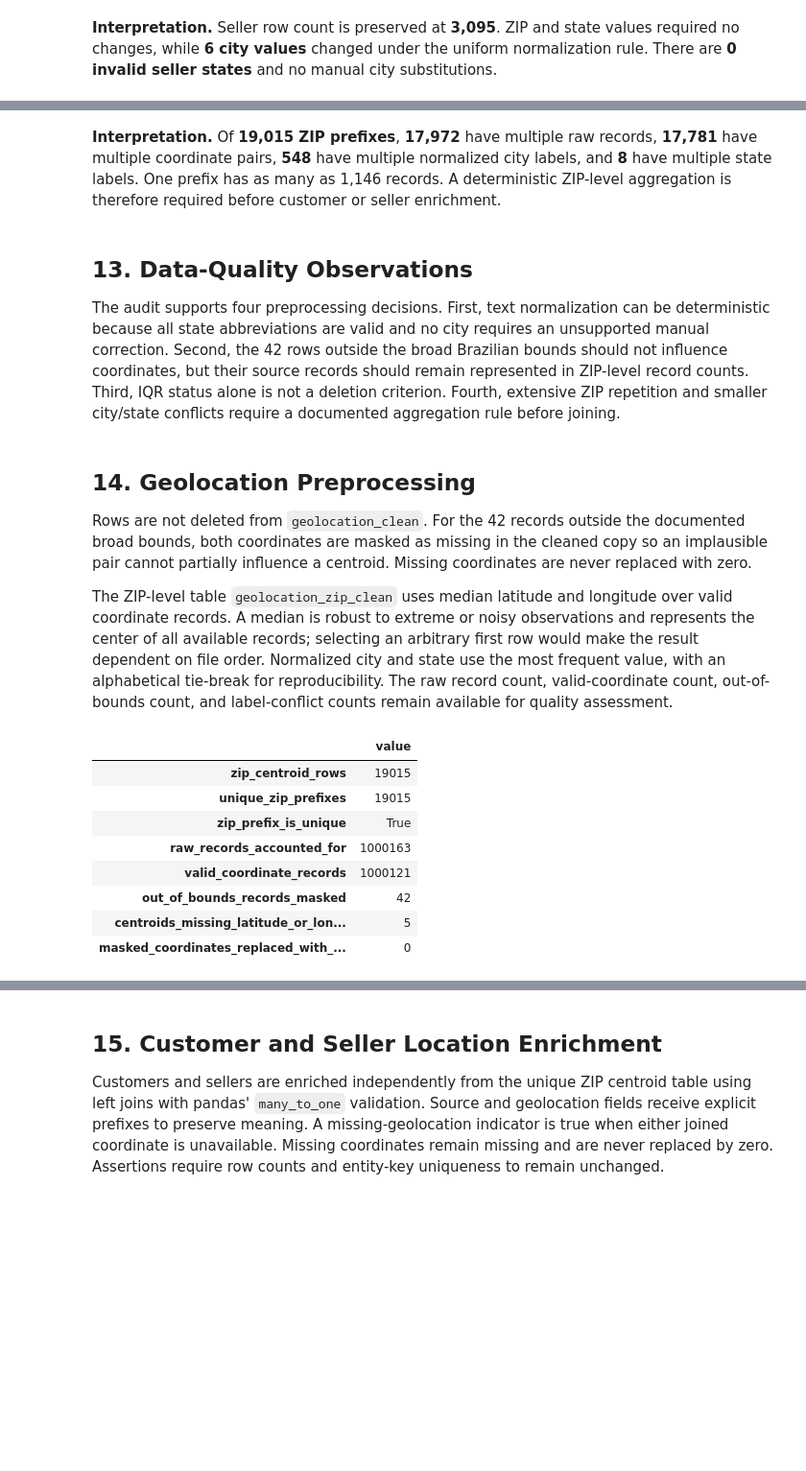
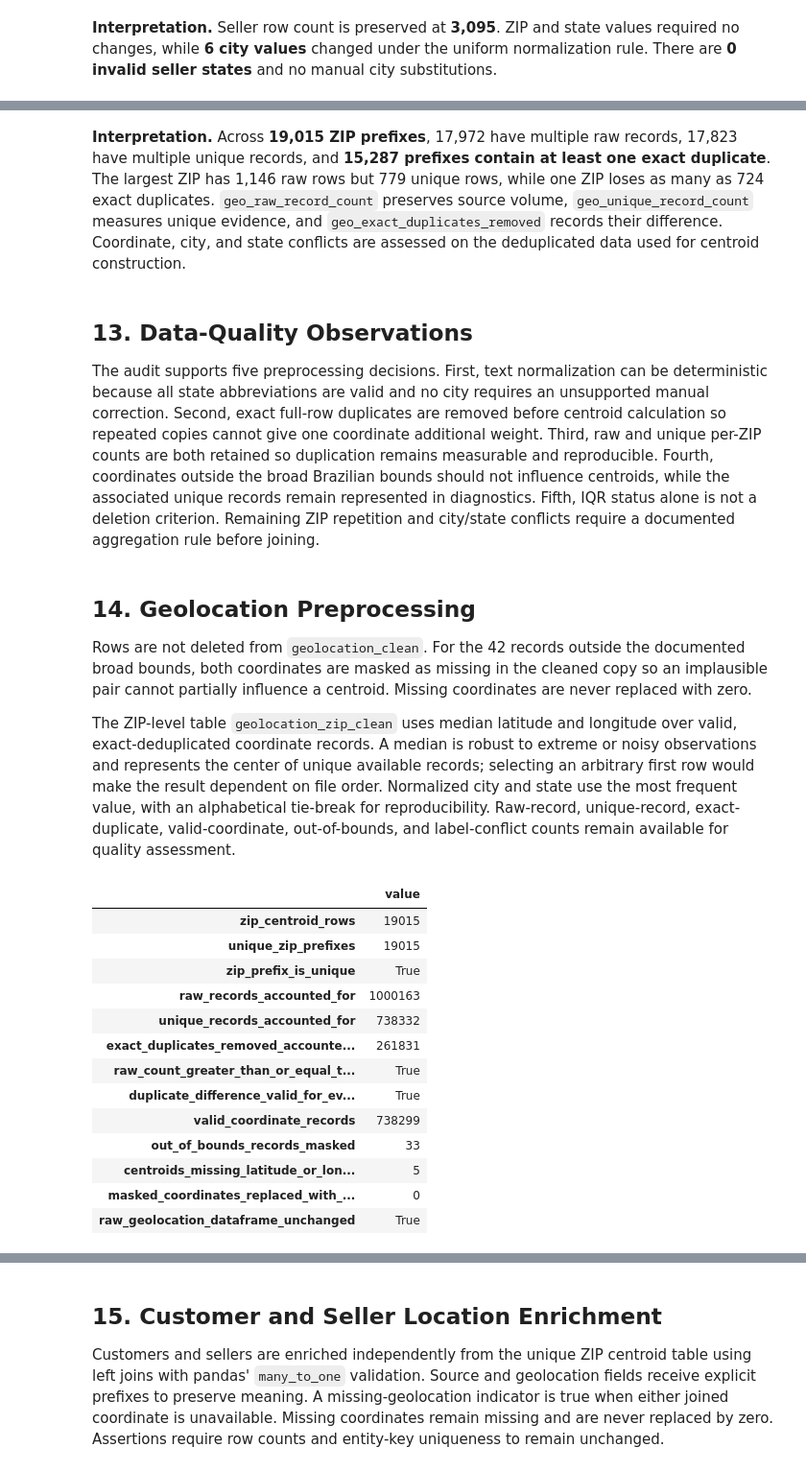
Before and after one commit to subhani257/Olist-late-delivery-prediction, a Jupyter notebook: notebooks/02_customer_seller_geo_eda_preprocessing.ipynb, the cells around one changed output, grey strips where cells are left out. Shown at 96% size. Saved outputs shown, nothing was run; the diff lists cells and outputs as text; code cells hidden in the pictures; blank space fills up the shorter version.

```diff
--- a/notebooks/02_customer_seller_geo_eda_preprocessing.ipynb
+++ b/notebooks/02_customer_seller_geo_eda_preprocessing.ipynb
@@ -635,6 +671,5 @@ display(pd.DataFrame(iqr_diagnostics).set_index("coordinate"))
 # %%
 zip_column = "geolocation_zip_code_prefix"
-zip_record_counts = geolocation_clean.groupby(zip_column, dropna=False).size()
 zip_coordinate_pair_counts = (
     geolocation_clean
     .drop_duplicates([zip_column, "geolocation_lat", "geolocation_lng"])
@@ -646,22 +681,30 @@ zip_state_counts = geolocation_clean.groupby(zip_column, dropna=False)["geolocat
 
 zip_profile = pd.concat(
     [
-        zip_record_counts.rename("raw_record_count"),
+        geo_raw_record_counts,
+        geo_unique_record_counts,
         zip_coordinate_pair_counts.rename("unique_coordinate_pair_count"),
         zip_city_counts.rename("normalized_city_count"),
         zip_state_counts.rename("state_count"),
     ],
     axis=1,
 )
+zip_profile["geo_exact_duplicates_removed"] = (
+    zip_profile["geo_raw_record_count"] - zip_profile["geo_unique_record_count"]
+)
 
 zip_conflict_summary = pd.Series(
     {
         "total_zip_prefixes": len(zip_profile),
-        "prefixes_with_multiple_records": int(zip_profile["raw_record_count"].gt(1).sum()),
+        "prefixes_with_multiple_raw_records": int(zip_profile["geo_raw_record_count"].gt(1).sum()),
+        "prefixes_with_multiple_unique_records": int(zip_profile["geo_unique_record_count"].gt(1).sum()),
+        "prefixes_with_exact_duplicates_removed": int(zip_profile["geo_exact_duplicates_removed"].gt(0).sum()),
         "prefixes_with_multiple_coordinate_pairs": int(zip_profile["unique_coordinate_pair_count"].gt(1).sum()),
         "prefixes_with_multiple_normalized_cities": int(zip_profile["normalized_city_count"].gt(1).sum()),
         "prefixes_with_multiple_states": int(zip_profile["state_count"].gt(1).sum()),
-        "maximum_records_for_one_prefix": int(zip_profile["raw_record_count"].max()),
+        "maximum_raw_records_for_one_prefix": int(zip_profile["geo_raw_record_count"].max()),
+        "maximum_unique_records_for_one_prefix": int(zip_profile["geo_unique_record_count"].max()),
+        "maximum_exact_duplicates_removed_for_one_prefix": int(zip_profile["geo_exact_duplicates_removed"].max()),
         "maximum_cities_for_one_prefix": int(zip_profile["normalized_city_count"].max()),
         "maximum_states_for_one_prefix": int(zip_profile["state_count"].max()),
     },
@@ -679,17 +726,17 @@ display(zip_conflict_summary)
 | maximum_cities_for_one_prefix | 4 |
 | maximum_states_for_one_prefix | 2 |
 # %% [markdown]
-**Interpretation.** Of **19,015 ZIP prefixes**, **17,972** have multiple raw records, **17,781** have multiple coordinate pairs, **548** have multiple normalized city labels, and **8** have multiple state labels. One prefix has as many as 1,146 records. A deterministic ZIP-level aggregation is therefore required before customer or seller enrichment.
+**Interpretation.** Across **19,015 ZIP prefixes**, 17,972 have multiple raw records, 17,823 have multiple unique records, and **15,287 prefixes contain at least one exact duplicate**. The largest ZIP has 1,146 raw rows but 779 unique rows, while one ZIP loses as many as 724 exact duplicates. `geo_raw_record_count` preserves source volume, `geo_unique_record_count` measures unique evidence, and `geo_exact_duplicates_removed` records their difference. Coordinate, city, and state conflicts are assessed on the deduplicated data used for centroid construction.
 # %% [markdown]
 ## 13. Data-Quality Observations
 
-The audit supports four preprocessing decisions. First, text normalization can be deterministic because all state abbreviations are valid and no city requires an unsupported manual correction. Second, the 42 rows outside the broad Brazilian bounds should not influence coordinates, but their source records should remain represented in ZIP-level record counts. Third, IQR status alone is not a deletion criterion. Fourth, extensive ZIP repetition and smaller city/state conflicts require a documented aggregation rule before joining.
+The audit supports five preprocessing decisions. First, text normalization can be deterministic because all state abbreviations are valid and no city requires an unsupported manual correction. Second, exact full-row duplicates are removed before centroid calculation so repeated copies cannot give one coordinate additional weight. Third, raw and unique per-ZIP counts are both retained so duplication remains measurable and reproducible. Fourth, coordinates outside the broad Brazilian bounds should not influence centroids, while the associated unique records remain represented in diagnostics. Fifth, IQR status alone is not a deletion criterion. Remaining ZIP repetition and city/state conflicts require a documented aggregation rule before joining.
 # %% [markdown]
 ## 14. Geolocation Preprocessing
 
 Rows are not deleted from `geolocation_clean`. For the 42 records outside the documented broad bounds, both coordinates are masked as missing in the cleaned copy so an implausible pair cannot partially influence a centroid. Missing coordinates are never replaced with zero.
 
-The ZIP-level table `geolocation_zip_clean` uses median latitude and longitude over valid coordinate records. A median is robust to extreme or noisy observations and represents the center of all available records; selecting an arbitrary first row would make the result dependent on file order. Normalized city and state use the most frequent value, with an alphabetical tie-break for reproducibility. The raw record count, valid-coordinate count, out-of-bounds count, and label-conflict counts remain available for quality assessment.
+The ZIP-level table `geolocation_zip_clean` uses median latitude and longitude over valid, exact-deduplicated coordinate records. A median is robust to extreme or noisy observations and represents the center of unique available records; selecting an arbitrary first row would make the result dependent on file order. Normalized city and state use the most frequent value, with an alphabetical tie-break for reproducibility. Raw-record, unique-record, exact-duplicate, valid-coordinate, out-of-bounds, and label-conflict counts remain available for quality assessment.
 # %%
 def deterministic_mode(series: pd.Series):
     counts = series.dropna().value_counts()
@@ -714,41 +761,64 @@ geolocation_zip_clean = (
         geolocation_lng=("geolocation_lng", "median"),
         geolocation_city=("geolocation_city", deterministic_mode),
         geolocation_state=("geolocation_state", deterministic_mode),
-        geolocation_record_count=("geolocation_zip_code_prefix", "size"),
         geolocation_valid_coordinate_count=("coordinate_within_brazil_bounds", "sum"),
         geolocation_out_of_bounds_count=("coordinate_outside_brazil_bounds", "sum"),
         geolocation_city_count=("geolocation_city", "nunique"),
         geolocation_state_count=("geolocation_state", "nunique"),
     )
+)
+geolocation_zip_clean = geolocation_zip_clean.merge(
+    zip_profile[
+        ["geo_raw_record_count", "geo_unique_record_count", "geo_exact_duplicates_removed"]
+    ].reset_index(),
+    on="geolocation_zip_code_prefix",
+    how="left",
+    validate="one_to_one",
 )
 
 geolocation_zip_validation = pd.Series(
     {
         "zip_centroid_rows": len(geolocation_zip_clean),
         "unique_zip_prefixes": geolocation_zip_clean["geolocation_zip_code_prefix"].nunique(dropna=False),
         "zip_prefix_is_unique": geolocation_zip_clean["geolocation_zip_code_prefix"].is_unique,
-        "raw_records_accounted_for": int(geolocation_zip_clean["geolocation_record_count"].sum()),
+        "raw_records_accounted_for": int(geolocation_zip_clean["geo_raw_record_count"].sum()),
+        "unique_records_accounted_for": int(geolocation_zip_clean["geo_unique_record_count"].sum()),
+        "exact_duplicates_removed_accounted_for": int(geolocation_zip_clean["geo_exact_duplicates_removed"].sum()),
+        "raw_count_greater_than_or_equal_to_unique_count_for_every_zip": bool(geolocation_zip_clean["geo_raw_record_count"].ge(geolocation_zip_clean["geo_unique_record_count"]).all()),
+        "duplicate_difference_valid_for_every_zip": bool(geolocation_zip_clean["geo_exact_duplicates_removed"].eq(geolocation_zip_clean["geo_raw_record_count"] - geolocation_zip_clean["geo_unique_record_count"]).all()),
         "valid_coordinate_records": int(geolocation_zip_clean["geolocation_valid_coordinate_count"].sum()),
         "out_of_bounds_records_masked": int(geolocation_zip_clean["geolocation_out_of_bounds_count"].sum()),
         "centroids_missing_latitude_or_longitude": int(geolocation_zip_clean[["geolocation_lat", "geolocation_lng"]].isna().any(axis=1).sum()),
         "masked_coordinates_replaced_with_zero": int(geolocation_clean.loc[coordinate_outside_bounds, ["geolocation_lat", "geolocation_lng"]].eq(0).any(axis=1).sum()),
+        "raw_geolocation_dataframe_unchanged": int(pd.util.hash_pandas_object(geolocation, index=True).sum()) == geolocation_raw_signature_before_deduplication,
     },
     name="geolocation_zip_clean",
 ).to_frame("value")
 
 assert geolocation_zip_clean["geolocation_zip_code_prefix"].is_unique
-assert geolocation_zip_clean["geolocation_record_count"].sum() == len(geolocation)
+assert geolocation_zip_clean["geo_raw_record_count"].sum() == len(geolocation)
+assert geolocation_zip_clean["geo_unique_record_count"].sum() == len(geolocation_deduplicated)
+assert not geolocation_deduplicated.duplicated(keep=False).any()
+assert geolocation_zip_clean["geo_exact_duplicates_removed"].sum() == geolocation_exact_duplicate_rows
+assert geolocation_zip_clean["geo_raw_record_count"].ge(geolocation_zip_clean["geo_unique_record_count"]).all()
+assert geolocation_zip_clean["geo_exact_duplicates_removed"].eq(geolocation_zip_clean["geo_raw_record_count"] - geolocation_zip_clean["geo_unique_record_count"]).all()
+assert int(pd.util.hash_pandas_object(geolocation, index=True).sum()) == geolocation_raw_signature_before_deduplication
 assert geolocation_clean.loc[coordinate_outside_bounds, ["geolocation_lat", "geolocation_lng"]].isna().all().all()
 display(geolocation_zip_validation)
 display(geolocation_zip_clean.head())
 # %% [output]
 |  | value |
 | zip_centroid_rows | 19015 |
 | unique_zip_prefixes | 19015 |
 | zip_prefix_is_unique | True |
 | raw_records_accounted_for | 1000163 |
-| valid_coordinate_records | 1000121 |
-| out_of_bounds_records_masked | 42 |
+| unique_records_accounted_for | 738332 |
+| exact_duplicates_removed_accounte... | 261831 |
+| raw_count_greater_than_or_equal_t... | True |
+| duplicate_difference_valid_for_ev... | True |
+| valid_coordinate_records | 738299 |
+| out_of_bounds_records_masked | 33 |
 | centroids_missing_latitude_or_lon... | 5 |
 | masked_coordinates_replaced_with_... | 0 |
+| raw_geolocation_dataframe_unchanged | True |
 |  | geolocation_zip_code_prefix | geolocation_lat | geolocation_lng | geolocation_city | geolocation_state | ... |
```
Also changed, not shown: parts of 58 cells of this notebook, 6 other files.
